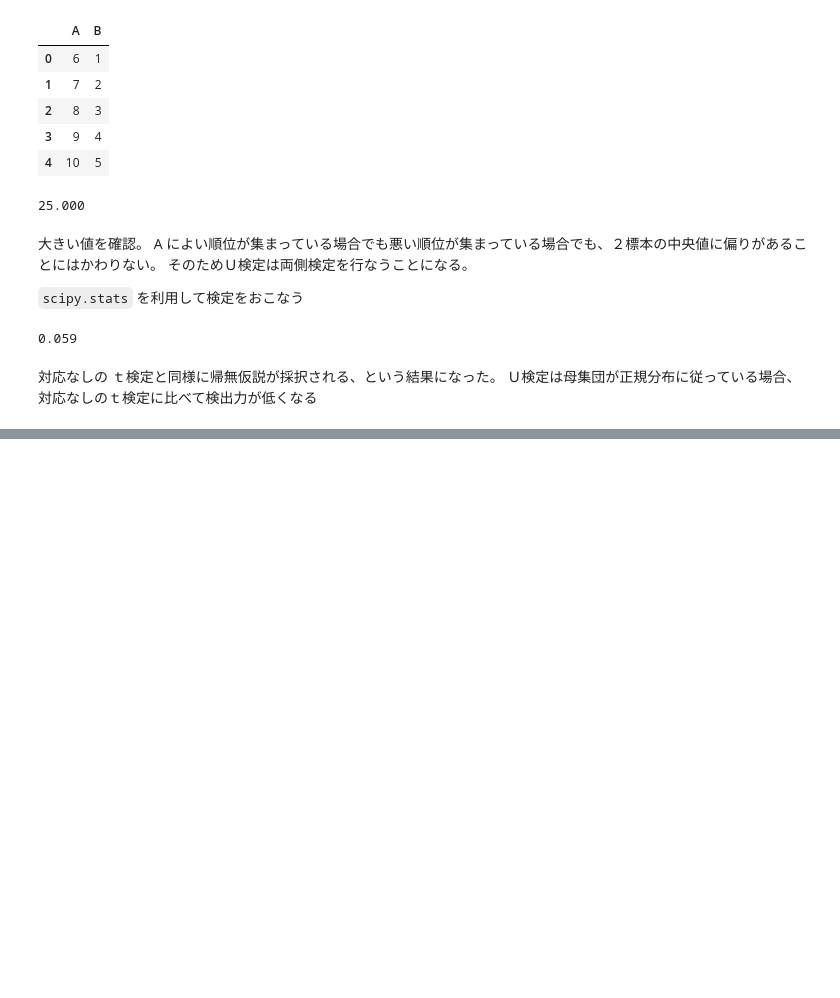
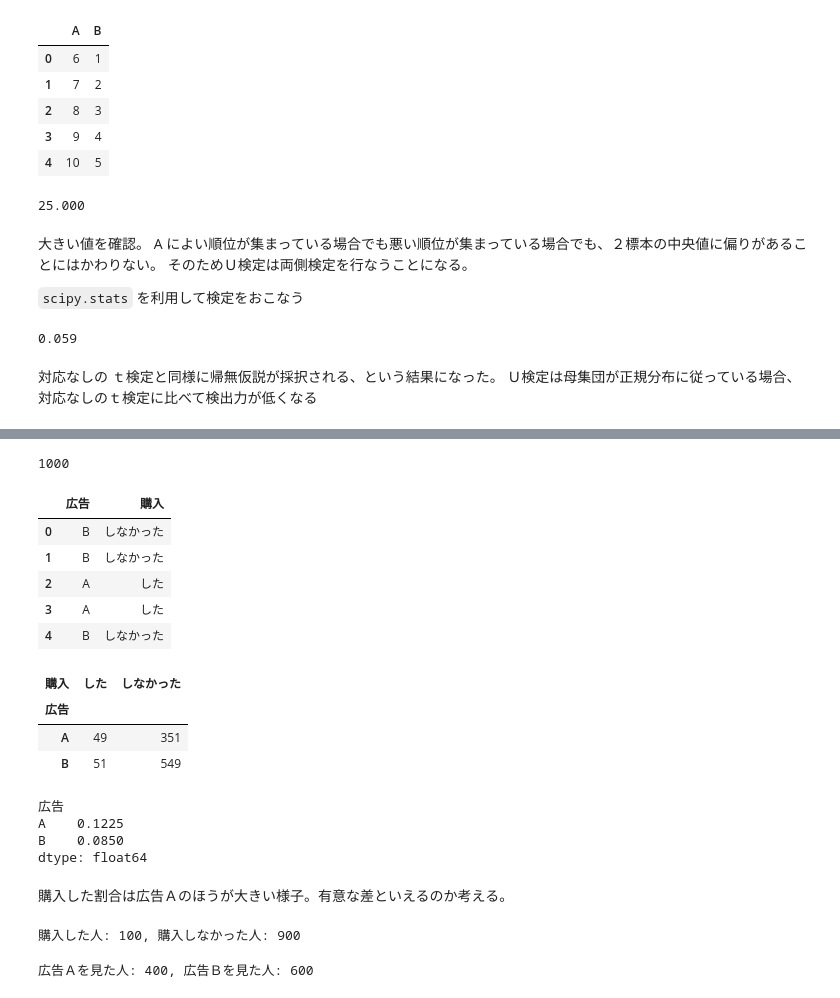
Before and after one commit to 1024xx4/Statistical_analysis_with_py, a Jupyter notebook: notebooks/statstical_hypothesis_test.ipynb, the cells around one changed output, grey strips where cells are left out. Saved outputs shown, nothing was run; the diff lists cells and outputs as text; code cells hidden in the pictures; blank space fills up the shorter version.

```diff
--- a/notebooks/statstical_hypothesis_test.ipynb
+++ b/notebooks/statstical_hypothesis_test.ipynb
@@ -561,0 +568,45 @@ p
+# %%
+# 広告の種類と購入の有無が独立か調べる。
+ad_df = pd.read_csv('../data/ch11_ad.csv')
+n = len(ad_df)
+print(n)
+ad_df.head()
+# %% [output]
+1000
+|  | 広告 | 購入 |
+| 0 | B | しなかった |
+| 1 | B | しなかった |
+| 2 | A | した |
+| 3 | A | した |
+| 4 | B | しなかった |
+# %%
+# クロス集計表（cross table）を作成する
+ad_cross = pd.crosstab(ad_df['広告'], ad_df['購入'])
+ad_cross
+# %% [output]
+| 購入 | した | しなかった |
+| 広告 |  |  |
+| A | 49 | 351 |
+| B | 51 | 549 |
+# %%
+# クロス集計表をもとに広告Ａと広告Ｂそれぞれで商品を購入した割合がどうなっているか調べる
+print(ad_cross['した'] / (ad_cross['した'] + ad_cross['しなかった']))
+# %% [output]
+広告
+A    0.1225
+B    0.0850
+dtype: float64
+# %% [markdown]
+購入した割合は広告Ａのほうが大きい様子。有意な差といえるのか考える。
+# %%
+# 購入した人、購入しなかった人の合計を求める
+n_yes, n_not = ad_cross.sum()
+print(f'購入した人: {n_yes:.0f}, 購入しなかった人: {n_not:.0f}')
+# %% [output]
+購入した人: 100, 購入しなかった人: 900
+# %%
+# 広告Ａを見た人、広告Ｂを見た人の合計を求める
+n_adA, n_adB = ad_cross.sum(axis=1)
+print(f'広告Ａを見た人: {n_adA}, 広告Ｂを見た人: {n_adB}')
+# %% [output]
+広告Ａを見た人: 400, 広告Ｂを見た人: 600
```
Also changed, not shown: parts of 10 cells of this notebook, 2 other files.
